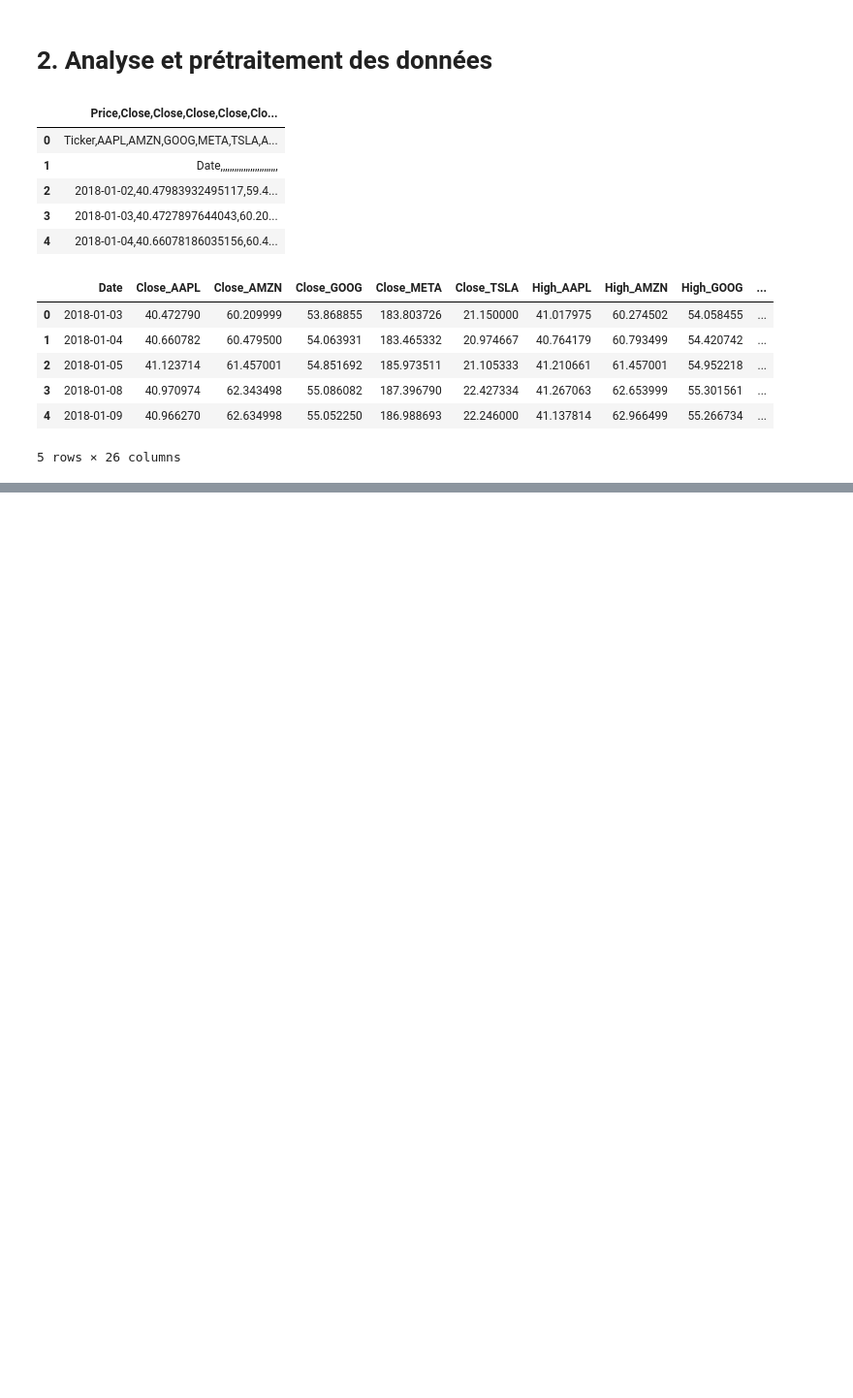
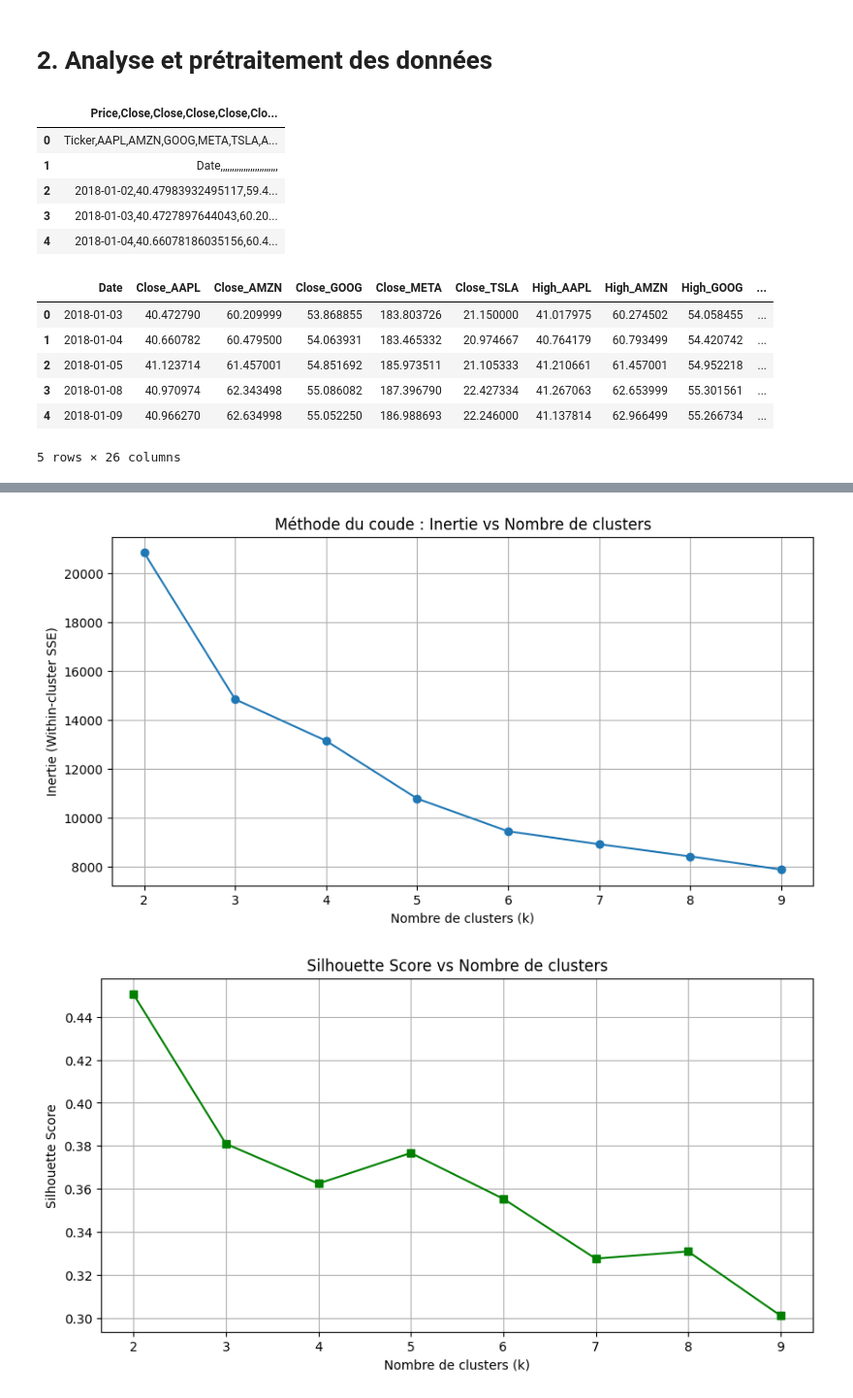
Before and after one commit to S0nia11/Projet_Final_ML_M1, a Jupyter notebook: Analyse_data.ipynb, the cells around one changed output, grey strips where cells are left out. Shown at 97% size. Drawn from its saved outputs; the diff is of its cells as text; code cells hidden in the pictures; blank space fills up the shorter version.

Commit message:
Ajout fichier standardisé + mise à jour notebook

```diff
--- a/Analyse_data.ipynb
+++ b/Analyse_data.ipynb
@@ -105,0 +235,8 @@ df_final.to_csv("donnees_boursieres_nettoyees.csv")
+# %%
+colonnes_a_standardiser = df_final.drop(columns=["Date"]).columns
+scaler = StandardScaler()
+data_std = scaler.fit_transform(df_final[colonnes_a_standardiser])
+
+df_std_final = pd.DataFrame(data_std, columns=colonnes_a_standardiser)
+df_std_final["Date"] = df_final["Date"].values
+df_std_final.head()
@@ -105,0 +256,8 @@ df_final.to_csv("donnees_boursieres_nettoyees.csv")
+# %%
+# Entraînement du modèle KMeans avec k=2
+kmeans_2 = KMeans(n_clusters=2, random_state=42)
+clusters_2 = kmeans_2.fit_predict(df_std_final.drop(columns=["Date"]))
+
+# Ajouter la colonne cluster au DataFrame
+df_std_final["Cluster_KMeans_2"] = clusters_2
+print (df_std_final["Cluster_KMeans_2"].value_counts)
@@ -105,0 +277,31 @@ df_final.to_csv("donnees_boursieres_nettoyees.csv")
+# %%
+#Nombre optimal des clusters :
+inertias = []
+silhouettes = []
+k_range = range(2, 10)
+
+for k in k_range:
+    km = KMeans(n_clusters=k, random_state=42)
+    km.fit(df_std_final.drop(columns=["Date", "Cluster_KMeans_2"]))
+    inertias.append(km.inertia_)
+    silhouettes.append(silhouette_score(df_std_final.drop(columns=["Date", "Cluster_KMeans_2"]), km.labels_))
+
+plt.figure(figsize=(10,5))
+plt.plot(k_range, inertias, marker='o')
+plt.title("Méthode du coude : Inertie vs Nombre de clusters")
+plt.xlabel("Nombre de clusters (k)")
+plt.ylabel("Inertie (Within-cluster SSE)")
+plt.grid(True)
+plt.show()
+
+#Silhouette score
+plt.figure(figsize=(10,5))
+plt.plot(k_range, silhouettes, marker='s', color='green')
+plt.title("Silhouette Score vs Nombre de clusters")
+plt.xlabel("Nombre de clusters (k)")
+plt.ylabel("Silhouette Score")
+plt.grid(True)
+plt.show()
+# %% [output]
+[figure, added]
+[figure, added]
```
Also changed, not shown: parts of 24 cells of this notebook, 2 other files.
